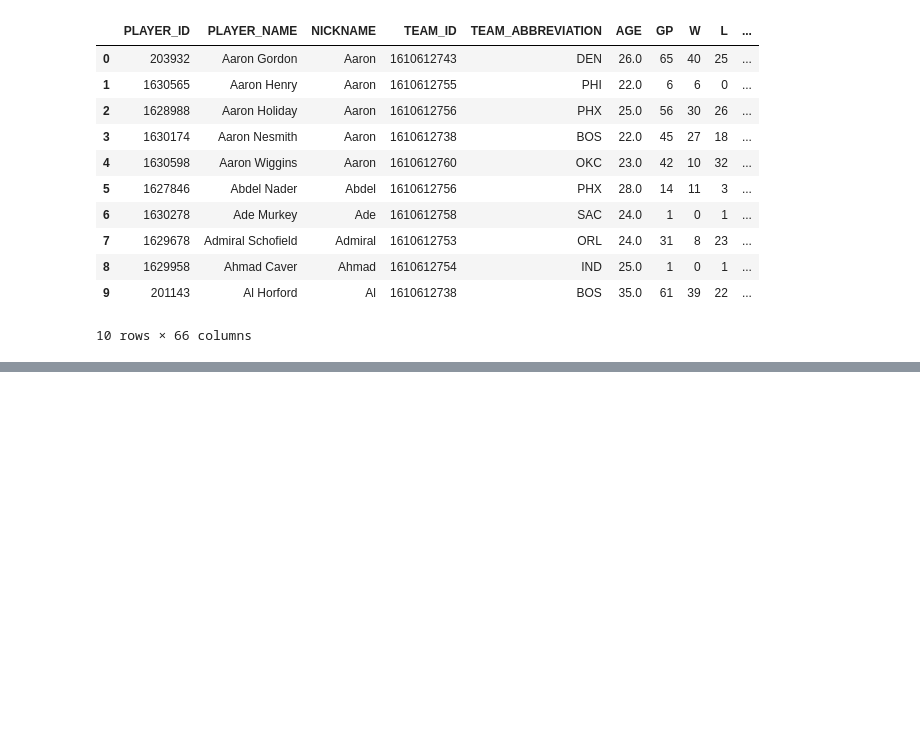
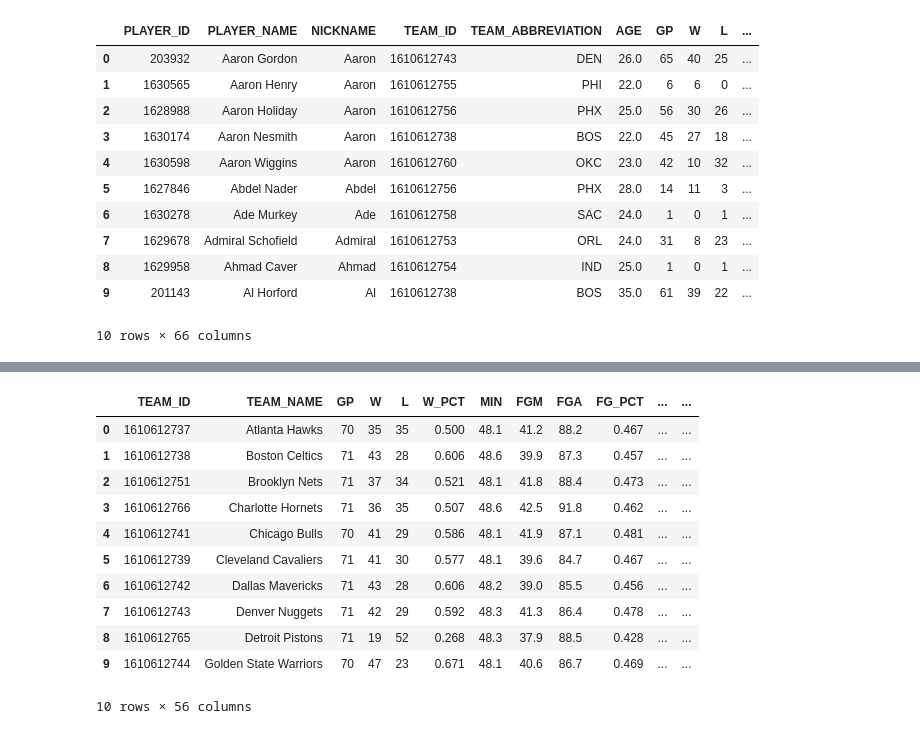
Before and after one commit to donjohn42x/NBA_Analysis, a Jupyter notebook: nba_api_scrape.ipynb, the cells around one changed output, grey strips where cells are left out. Saved outputs shown, nothing was run; the diff lists cells and outputs as text; code cells hidden in the pictures; blank space fills up the shorter version.

Commit message:
Update the notebook - Scraped teams data

```diff
--- a/nba_api_scrape.ipynb
+++ b/nba_api_scrape.ipynb
@@ -194,0 +197,6 @@ nba_players_df.to_csv('data/nba_players_2021-22.csv', index=False)
+# %%
+teams_url = 'https://stats.nba.com/stats/leaguedashteamstats?Conference=&DateFrom=&DateTo=&Division=&GameScope=&GameSegment=&LastNGames=0&LeagueID=00&Location=&MeasureType=Base&Month=0&OpponentTeamID=0&Outcome=&PORound=0&PaceAdjust=N&PerMode=PerGame&Period=0&PlayerExperience=&PlayerPosition=&PlusMinus=N&Rank=N&Season=2021-22&SeasonSegment=&SeasonType=Regular+Season&ShotClockRange=&StarterBench=&TeamID=0&TwoWay=0&VsConference=&VsDivision='
+# %%
+response = requests.get(url=teams_url, headers=headers).json()
+# %%
+teams_info = response['resultSets'][0]['rowSet']
@@ -194,0 +262,17 @@ nba_players_df.to_csv('data/nba_players_2021-22.csv', index=False)
+# %%
+nba_teams_df = pd.DataFrame(teams_info, columns=columns_list)
+# %%
+nba_teams_df.head(10)
+# %% [output]
+|  | TEAM_ID | TEAM_NAME | GP | W | L | W_PCT | MIN | FGM | FGA | FG_PCT | ... | ... |
+| 0 | 1610612737 | Atlanta Hawks | 70 | 35 | 35 | 0.500 | 48.1 | 41.2 | 88.2 | 0.467 | ... | ... |
+| 1 | 1610612738 | Boston Celtics | 71 | 43 | 28 | 0.606 | 48.6 | 39.9 | 87.3 | 0.457 | ... | ... |
+| 2 | 1610612751 | Brooklyn Nets | 71 | 37 | 34 | 0.521 | 48.1 | 41.8 | 88.4 | 0.473 | ... | ... |
+| 3 | 1610612766 | Charlotte Hornets | 71 | 36 | 35 | 0.507 | 48.6 | 42.5 | 91.8 | 0.462 | ... | ... |
+| 4 | 1610612741 | Chicago Bulls | 70 | 41 | 29 | 0.586 | 48.1 | 41.9 | 87.1 | 0.481 | ... | ... |
+| 5 | 1610612739 | Cleveland Cavaliers | 71 | 41 | 30 | 0.577 | 48.1 | 39.6 | 84.7 | 0.467 | ... | ... |
+| 6 | 1610612742 | Dallas Mavericks | 71 | 43 | 28 | 0.606 | 48.2 | 39.0 | 85.5 | 0.456 | ... | ... |
+| 7 | 1610612743 | Denver Nuggets | 71 | 42 | 29 | 0.592 | 48.3 | 41.3 | 86.4 | 0.478 | ... | ... |
+| 8 | 1610612765 | Detroit Pistons | 71 | 19 | 52 | 0.268 | 48.3 | 37.9 | 88.5 | 0.428 | ... | ... |
+| 9 | 1610612744 | Golden State Warriors | 70 | 47 | 23 | 0.671 | 48.1 | 40.6 | 86.7 | 0.469 | ... | ... |
+10 rows × 56 columns
```
Also changed, not shown: parts of 3 cells of this notebook.
